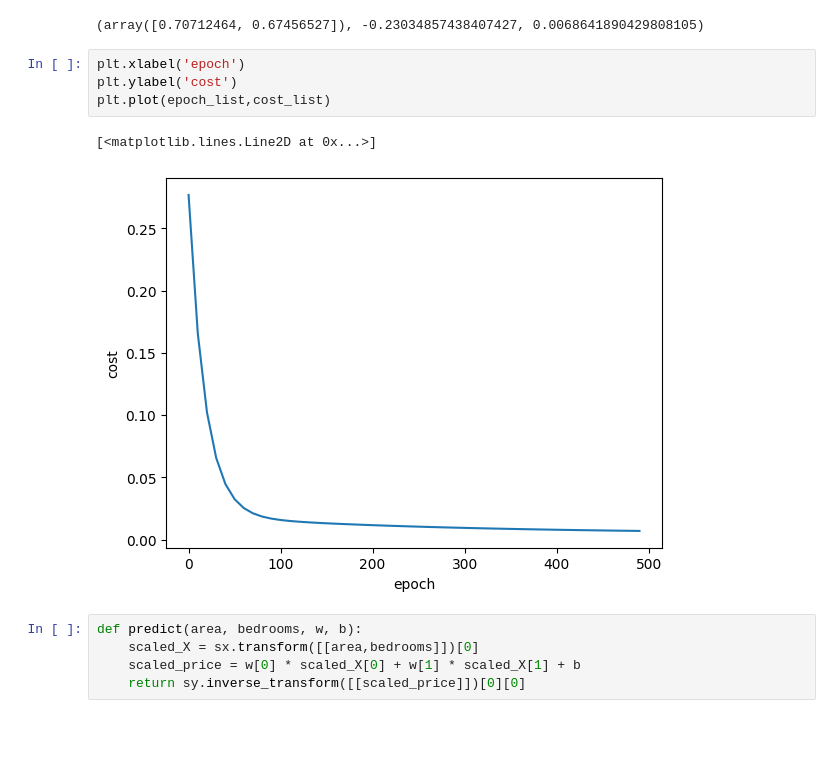
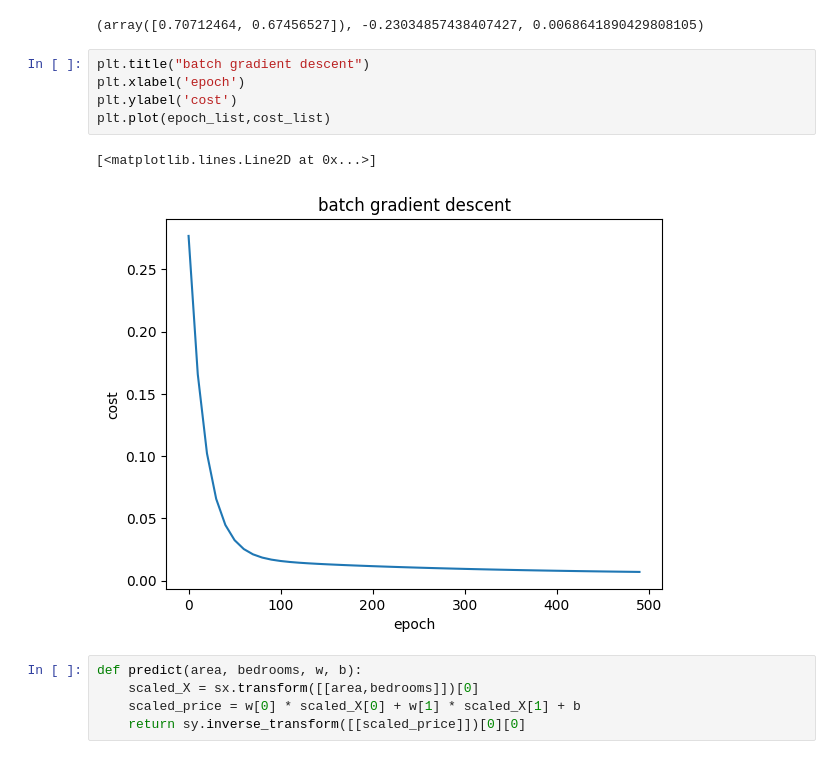
Before and after one commit to karthikeyakannaiah/NeuralNetworks-and-ImageProcessing, a Jupyter notebook: NN/gds.ipynb, the cells around one changed output. Saved outputs shown, nothing was run; the diff lists cells and outputs as text; blank space fills up the shorter version.

Commit message:
titleOnGraphs

```diff
--- a/NN/gds.ipynb
+++ b/NN/gds.ipynb
@@ -82,12 +82,13 @@ w, b, cost
 # %% [output]
 (array([0.70712464, 0.67456527]), -0.23034857438407427, 0.0068641890429808105)
 # %%
+plt.title("batch gradient descent")
 plt.xlabel('epoch')
 plt.ylabel('cost')
 plt.plot(epoch_list,cost_list)
 # %% [output]
 [<matplotlib.lines.Line2D at 0x...>]
-[figure, old version]
+[figure, new version]
 # %%
 def predict(area, bedrooms, w, b):
     scaled_X = sx.transform([[area,bedrooms]])[0]
```
Also changed, not shown: parts of 5 cells of this notebook.
